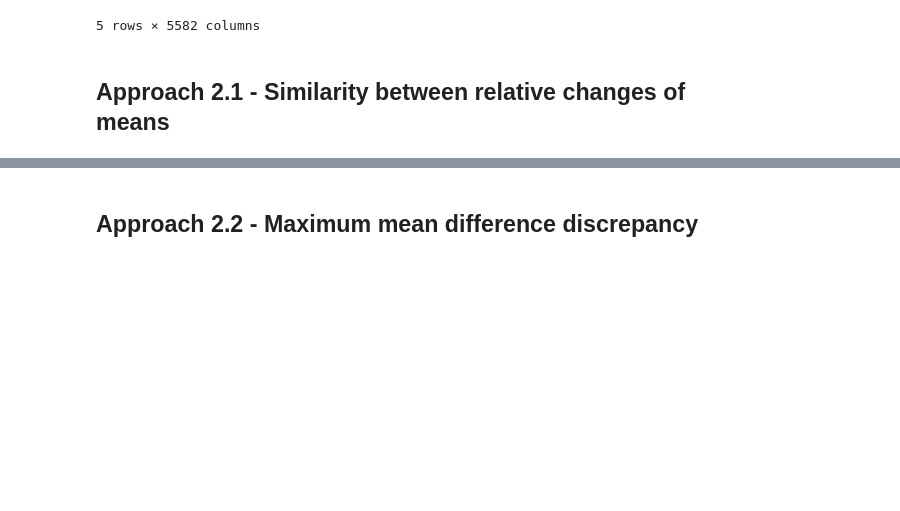
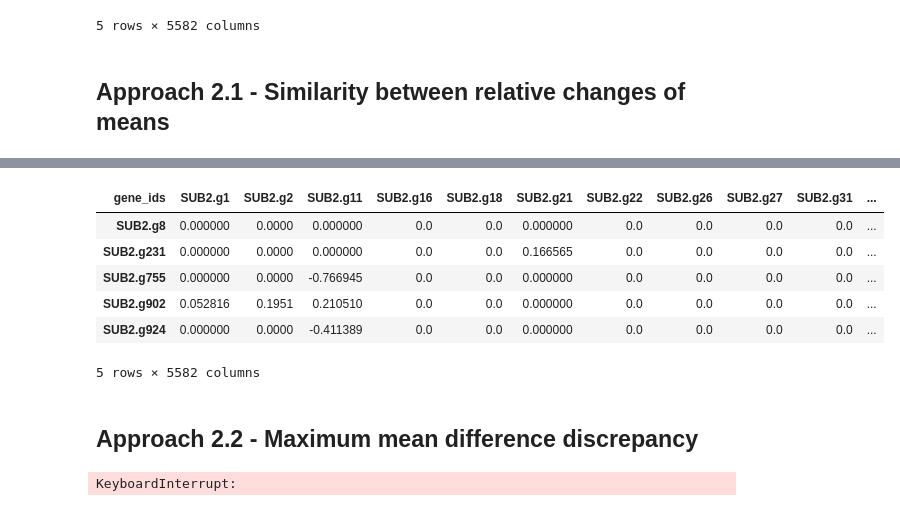
Before and after one commit to DavidWild02/BachelorThesis-ML-Gene-Interactions, a Jupyter notebook: Approach2.ipynb, the cells around one changed output, grey strips where cells are left out. Cells and saved outputs as stored; diff of their text form; code cells hidden in the pictures; blank space fills up the shorter version.

```diff
--- a/Approach2.ipynb
+++ b/Approach2.ipynb
@@ -80,3 +100,16 @@ def calculate_mean_change_similarity_matrix(cluster_a: npt.ArrayLike, cluster_b:
+# %%
+refined_grn = pd.DataFrame(np.zeros(df_grn.shape), index=df_grn.index, columns=df_grn.columns)
+mask = df_grn == 1
+refined_grn[mask] = df_similarity.loc[df_grn.index, df_grn.columns][mask]
+display(refined_grn.head())
+# %% [output]
+| gene_ids | SUB2.g1 | SUB2.g2 | SUB2.g11 | SUB2.g16 | SUB2.g18 | SUB2.g21 | SUB2.g22 | SUB2.g26 | SUB2.g27 | SUB2.g31 | ... |
+| SUB2.g8 | 0.000000 | 0.0000 | 0.000000 | 0.0 | 0.0 | 0.000000 | 0.0 | 0.0 | 0.0 | 0.0 | ... |
+| SUB2.g231 | 0.000000 | 0.0000 | 0.000000 | 0.0 | 0.0 | 0.166565 | 0.0 | 0.0 | 0.0 | 0.0 | ... |
+| SUB2.g755 | 0.000000 | 0.0000 | -0.766945 | 0.0 | 0.0 | 0.000000 | 0.0 | 0.0 | 0.0 | 0.0 | ... |
+| SUB2.g902 | 0.052816 | 0.1951 | 0.210510 | 0.0 | 0.0 | 0.000000 | 0.0 | 0.0 | 0.0 | 0.0 | ... |
+| SUB2.g924 | 0.000000 | 0.0000 | -0.411389 | 0.0 | 0.0 | 0.000000 | 0.0 | 0.0 | 0.0 | 0.0 | ... |
+5 rows × 5582 columns
 # %% [markdown]
 ## Approach 2.2 - Maximum mean difference discrepancy
 # %%
@@ -130,3 +164,9 @@ def calculate_mmdd_similarity_matrix(cluster_a: npt.ArrayLike, cluster_b: npt.Ar
     C = 1 # The gaussian kernel has an upper bound C of 1
     normalization_factor = 1 / (8 // 2 * C)
     return correlation_directions * (1 - normalization_factor * mmdd_matrix)
+# %%
+similarity_matrix = calculate_mmdd_similarity_matrix(cluster_a.values, cluster_b.values)
+df_similarity = pd.DataFrame(similarity_matrix, index=cluster_a.columns, columns=cluster_a.columns)
+display(df_similarity.head())
+# %% [output]
+KeyboardInterrupt:
```
Also changed, not shown: parts of 3 cells of this notebook.
